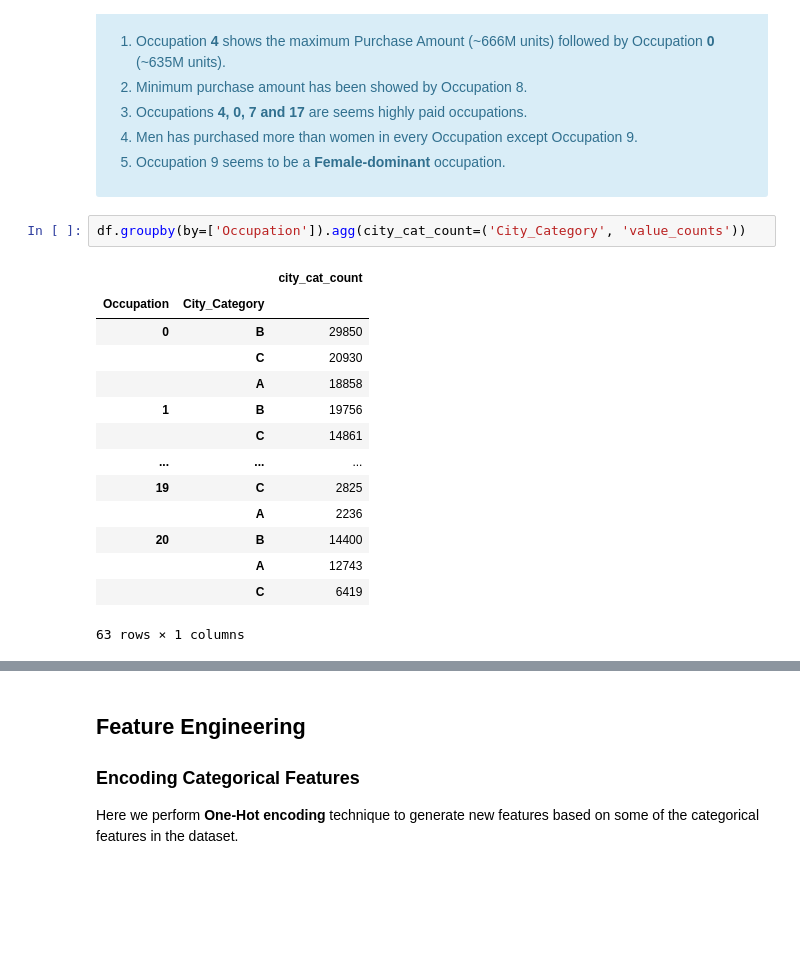
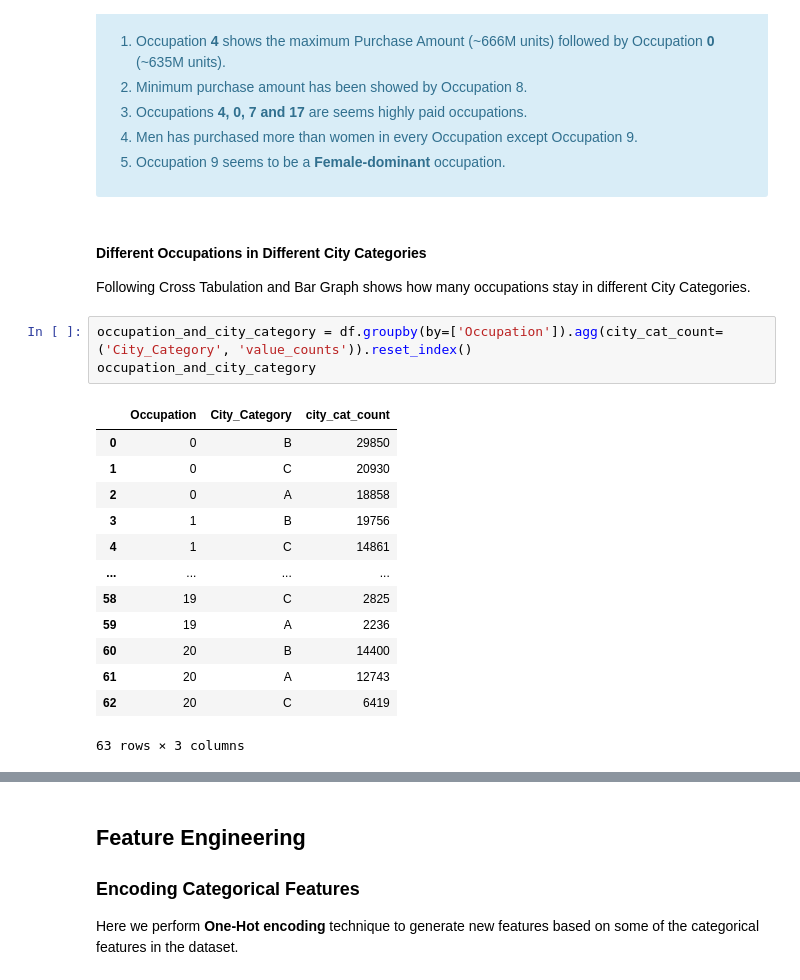
Before and after one commit to tharangachaminda/Black_Friday_Purchase, a Jupyter notebook: black_friday.ipynb, the cells around one changed output, grey strips where cells are left out. Drawn from its saved outputs; the diff is of its cells as text; blank space fills up the shorter version.

```diff
--- a/black_friday.ipynb
+++ b/black_friday.ipynb
@@ -471,20 +472,23 @@ plt.show()
         <li>Occupation 9 seems to be a <b>Female-dominant</b> occupation.
     </ol>
 </div>
+# %% [markdown]
+#### Different Occupations in Different City Categories
+Following Cross Tabulation and Bar Graph shows how many occupations stay in different City Categories.
 # %%
-df.groupby(by=['Occupation']).agg(city_cat_count=('City_Category', 'value_counts'))
+occupation_and_city_category = df.groupby(by=['Occupation']).agg(city_cat_count=('City_Category', 'value_counts')).reset_index()
+occupation_and_city_category
 # %% [output]
-|  |  | city_cat_count |
-| Occupation | City_Category |  |
-| 0 | B | 29850 |
-|  | C | 20930 |
-|  | A | 18858 |
-| 1 | B | 19756 |
-|  | C | 14861 |
-| ... | ... | ... |
-| 19 | C | 2825 |
-|  | A | 2236 |
-| 20 | B | 14400 |
-|  | A | 12743 |
-|  | C | 6419 |
+|  | Occupation | City_Category | city_cat_count |
+| 0 | 0 | B | 29850 |
+| 1 | 0 | C | 20930 |
+| 2 | 0 | A | 18858 |
+| 3 | 1 | B | 19756 |
+| 4 | 1 | C | 14861 |
+| ... | ... | ... | ... |
+| 58 | 19 | C | 2825 |
+| 59 | 19 | A | 2236 |
+| 60 | 20 | B | 14400 |
+| 61 | 20 | A | 12743 |
+| 62 | 20 | C | 6419 |
-63 rows × 1 columns
+63 rows × 3 columns
```
Also changed, not shown: parts of 13 cells of this notebook.
